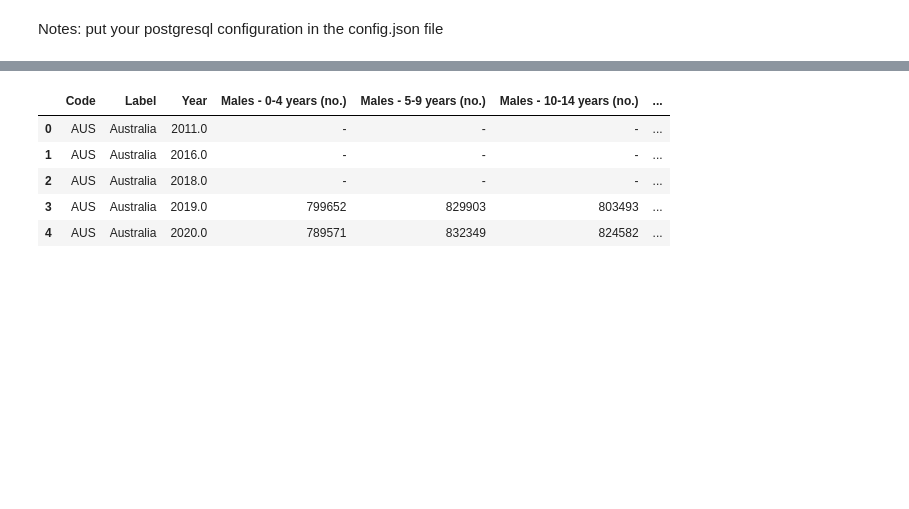
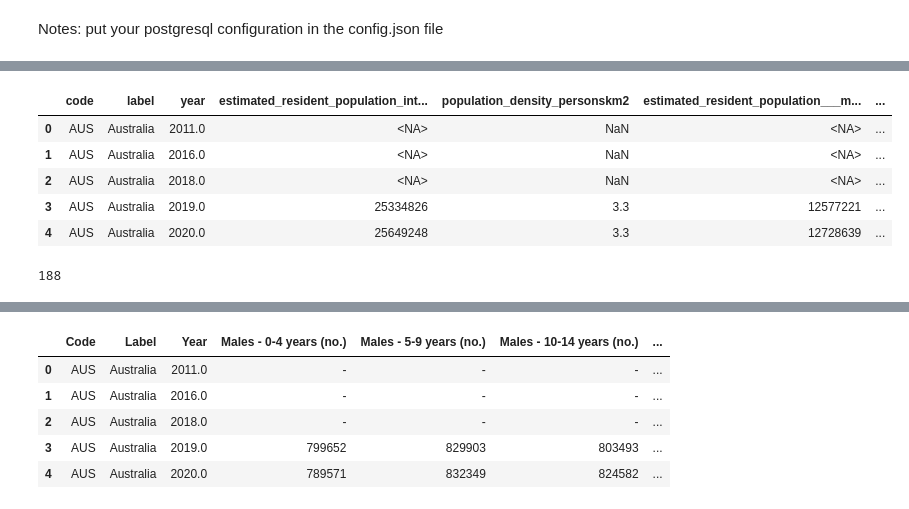
Before and after one commit to mnaufaldr01/de-assignment-1, a Jupyter notebook: assignment1.ipynb, the cells around one changed output, grey strips where cells are left out. Drawn from its saved outputs; the diff is of its cells as text; code cells hidden in the pictures; blank space fills up the shorter version.

```diff
--- a/assignment1.ipynb
+++ b/assignment1.ipynb
@@ -182,0 +216,3 @@ url = "https://www.abs.gov.au/methodologies/data-region-methodology/2011-24/1410
+# %%
+df = clean_column_names(df)
+df.columns
@@ -182,0 +229,25 @@ url = "https://www.abs.gov.au/methodologies/data-region-methodology/2011-24/1410
+# %%
+# convert data types
+
+def convert_abs_datatype(df):
+    locale.setlocale(locale.LC_ALL, 'fr_FR.UTF-8')
+
+    unchanged_col = ["code", "label", "year"]
+
+    # Opt-in to the future behavior of replace
+    pd.set_option('future.no_silent_downcasting', True)
+
+    for col in list(df.columns):
+        if col not in unchanged_col:
+            if "integer" in col:
+                df[col] = df[col].replace('-', np.nan)
+                df[col] = df[col].apply(lambda x: locale.atoi(str(x)) if isinstance(x, str) else x)
+                df[col] = df[col].astype("Int64")
+            else:
+                df[col] = df[col].replace('-', np.nan)
+                df[col] = df[col].apply(lambda x: locale.atof(str(x)) if isinstance(x, str) else x)
+
+    print(df.dtypes)
+    return df
+# %%
+df = convert_abs_datatype(df)
@@ -182,0 +268,15 @@ url = "https://www.abs.gov.au/methodologies/data-region-methodology/2011-24/1410
+# %%
+# re-check table
+df.head()
+# %% [output]
+|  | code | label | year | estimated_resident_population_int... | population_density_personskm2 | estimated_resident_population___m... | ... |
+| 0 | AUS | Australia | 2011.0 | <NA> | NaN | <NA> | ... |
+| 1 | AUS | Australia | 2016.0 | <NA> | NaN | <NA> | ... |
+| 2 | AUS | Australia | 2018.0 | <NA> | NaN | <NA> | ... |
+| 3 | AUS | Australia | 2019.0 | 25334826 | 3.3 | 12577221 | ... |
+| 4 | AUS | Australia | 2020.0 | 25649248 | 3.3 | 12728639 | ... |
+# %%
+# store data to database
+df.to_sql(name=table_name, con=db_engine, if_exists='replace')
+# %% [output]
+188
```
Also changed, not shown: parts of 33 cells of this notebook.
